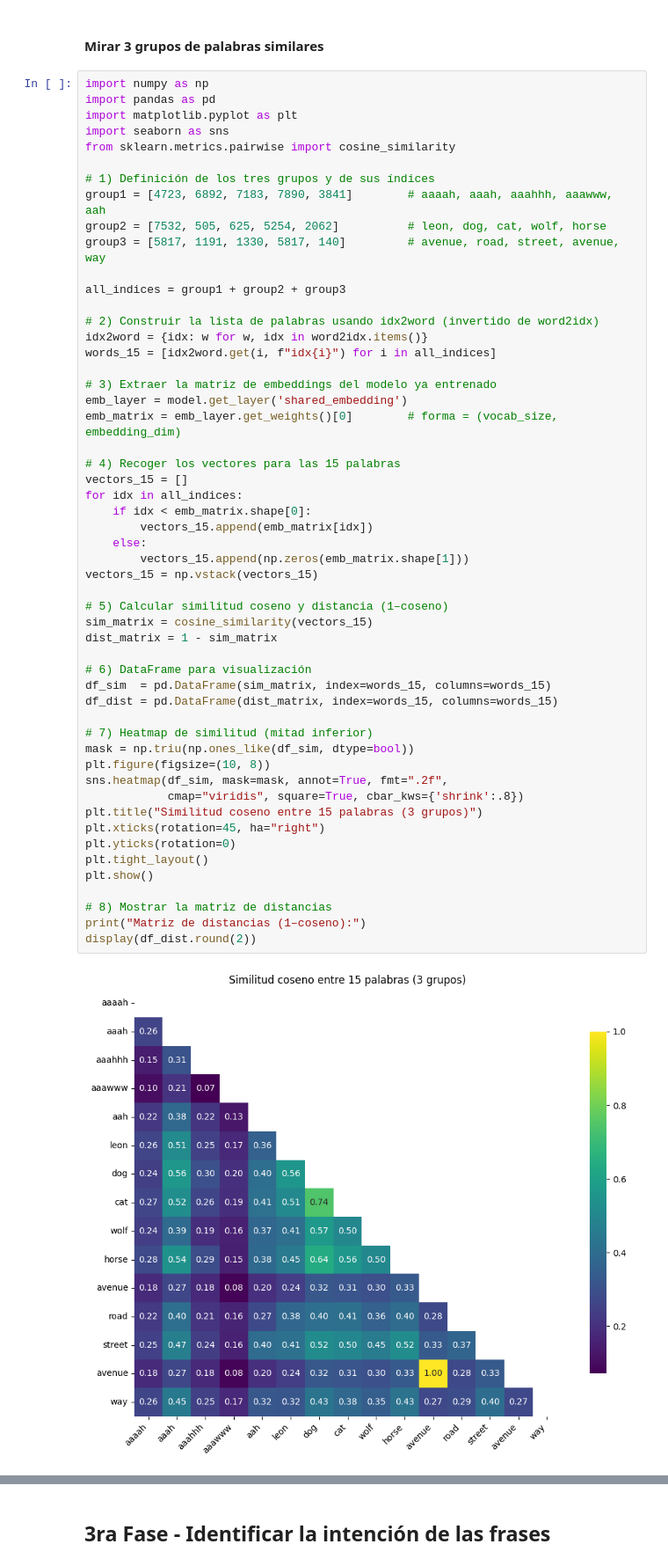
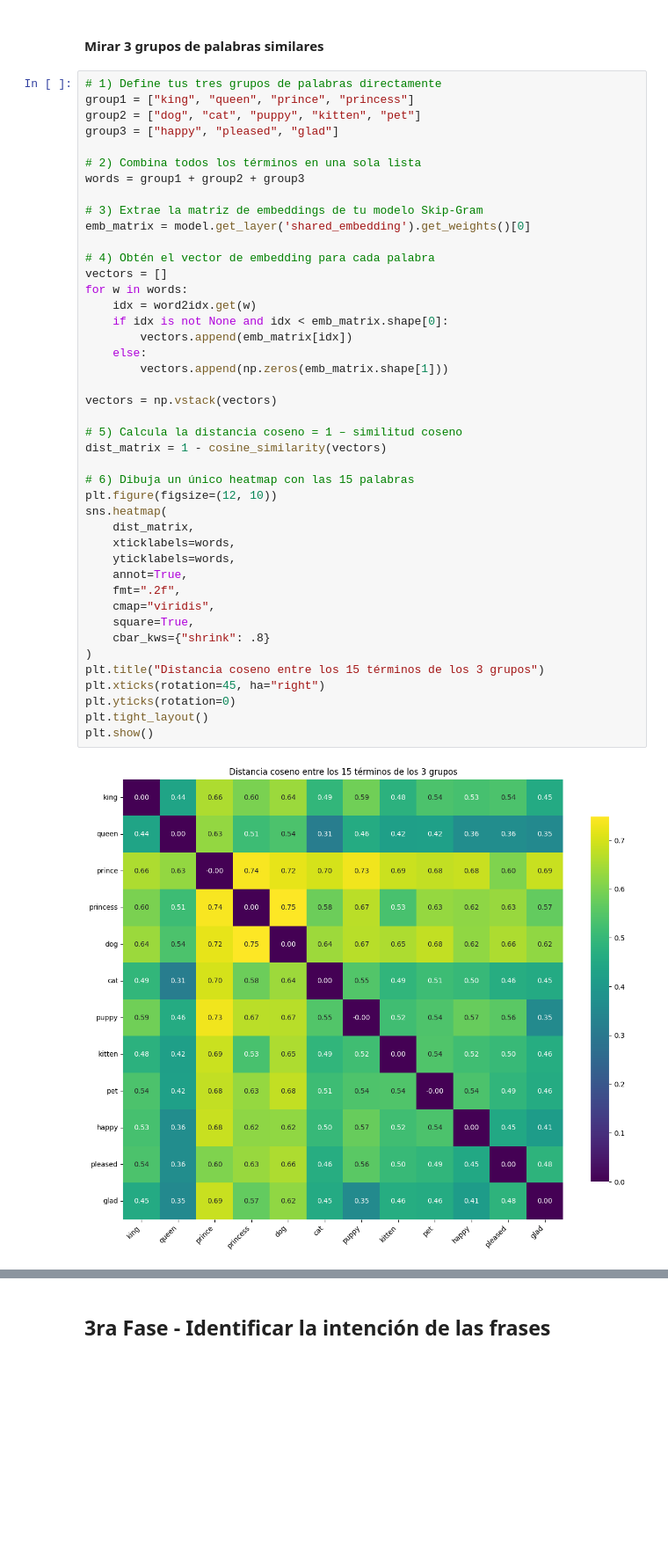
Before and after one commit to Alf-caput/UFVDeepLearning, a Jupyter notebook: P2_NaturalLanguageProcessing/PW2_embedding_2.ipynb, the cells around one changed output, grey strips where cells are left out. Shown at 88% size. Saved outputs shown, nothing was run; the diff lists cells and outputs as text; blank space fills up the shorter version.

```diff
--- a/P2_NaturalLanguageProcessing/PW2_embedding_2.ipynb
+++ b/P2_NaturalLanguageProcessing/PW2_embedding_2.ipynb
@@ -452,57 +466,47 @@ plt.show()
 # %% [markdown]
 #### Mirar 3 grupos de palabras similares
 # %%
-import numpy as np
-import pandas as pd
-import matplotlib.pyplot as plt
-import seaborn as sns
-from sklearn.metrics.pairwise import cosine_similarity
+# 1) Define tus tres grupos de palabras directamente
+group1 = ["king", "queen", "prince", "princess"]
+group2 = ["dog", "cat", "puppy", "kitten", "pet"]
+group3 = ["happy", "pleased", "glad"]
 
-# 1) Definición de los tres grupos y de sus índices
-group1 = [4723, 6892, 7183, 7890, 3841]        # aaaah, aaah, aaahhh, aaawww, aah
-group2 = [7532, 505, 625, 5254, 2062]          # leon, dog, cat, wolf, horse
-group3 = [5817, 1191, 1330, 5817, 140]         # avenue, road, street, avenue, way
+# 2) Combina todos los términos en una sola lista
+words = group1 + group2 + group3
 
-all_indices = group1 + group2 + group3
+# 3) Extrae la matriz de embeddings de tu modelo Skip-Gram
+emb_matrix = model.get_layer('shared_embedding').get_weights()[0]
 
-# 2) Construir la lista de palabras usando idx2word (invertido de word2idx)
-idx2word = {idx: w for w, idx in word2idx.items()}
-words_15 = [idx2word.get(i, f"idx{i}") for i in all_indices]
+# 4) Obtén el vector de embedding para cada palabra
+vectors = []
+for w in words:
+    idx = word2idx.get(w)
+    if idx is not None and idx < emb_matrix.shape[0]:
+        vectors.append(emb_matrix[idx])
+    else:
+        vectors.append(np.zeros(emb_matrix.shape[1]))
 
-# 3) Extraer la matriz de embeddings del modelo ya entrenado
-emb_layer = model.get_layer('shared_embedding')
-emb_matrix = emb_layer.get_weights()[0]        # forma = (vocab_size, embedding_dim)
+vectors = np.vstack(vectors)
 
-# 4) Recoger los vectores para las 15 palabras
-vectors_15 = []
-for idx in all_indices:
-    if idx < emb_matrix.shape[0]:
-        vectors_15.append(emb_matrix[idx])
-    else:
-        vectors_15.append(np.zeros(emb_matrix.shape[1]))
-vectors_15 = np.vstack(vectors_15)
+# 5) Calcula la distancia coseno = 1 – similitud coseno
+dist_matrix = 1 - cosine_similarity(vectors)
 
-# 5) Calcular similitud coseno y distancia (1–coseno)
-sim_matrix = cosine_similarity(vectors_15)
-dist_matrix = 1 - sim_matrix
-
-# 6) DataFrame para visualización
-df_sim  = pd.DataFrame(sim_matrix, index=words_15, columns=words_15)
-df_dist = pd.DataFrame(dist_matrix, index=words_15, columns=words_15)
-
-# 7) Heatmap de similitud (mitad inferior)
-mask = np.triu(np.ones_like(df_sim, dtype=bool))
-plt.figure(figsize=(10, 8))
-sns.heatmap(df_sim, mask=mask, annot=True, fmt=".2f",
-            cmap="viridis", square=True, cbar_kws={'shrink':.8})
-plt.title("Similitud coseno entre 15 palabras (3 grupos)")
+# 6) Dibuja un único heatmap con las 15 palabras
+plt.figure(figsize=(12, 10))
+sns.heatmap(
+    dist_matrix,
+    xticklabels=words,
+    yticklabels=words,
+    annot=True,
+    fmt=".2f",
+    cmap="viridis",
+    square=True,
+    cbar_kws={"shrink": .8}
+)
+plt.title("Distancia coseno entre los 15 términos de los 3 grupos")
 plt.xticks(rotation=45, ha="right")
 plt.yticks(rotation=0)
 plt.tight_layout()
 plt.show()
-
-# 8) Mostrar la matriz de distancias
-print("Matriz de distancias (1–coseno):")
-display(df_dist.round(2))
 # %% [output]
-[figure, old version]
+[figure, new version]
```
Also changed, not shown: parts of 2 cells of this notebook.
